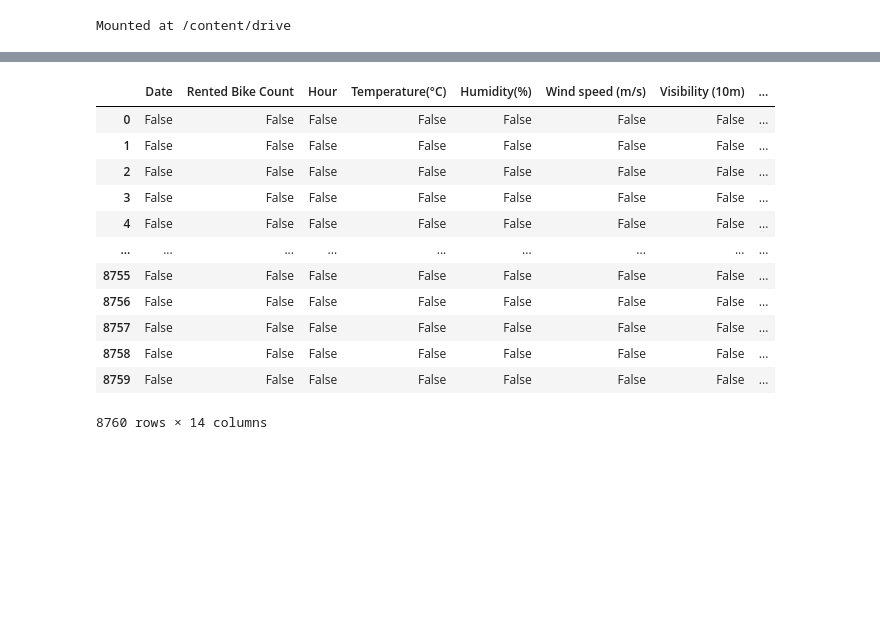
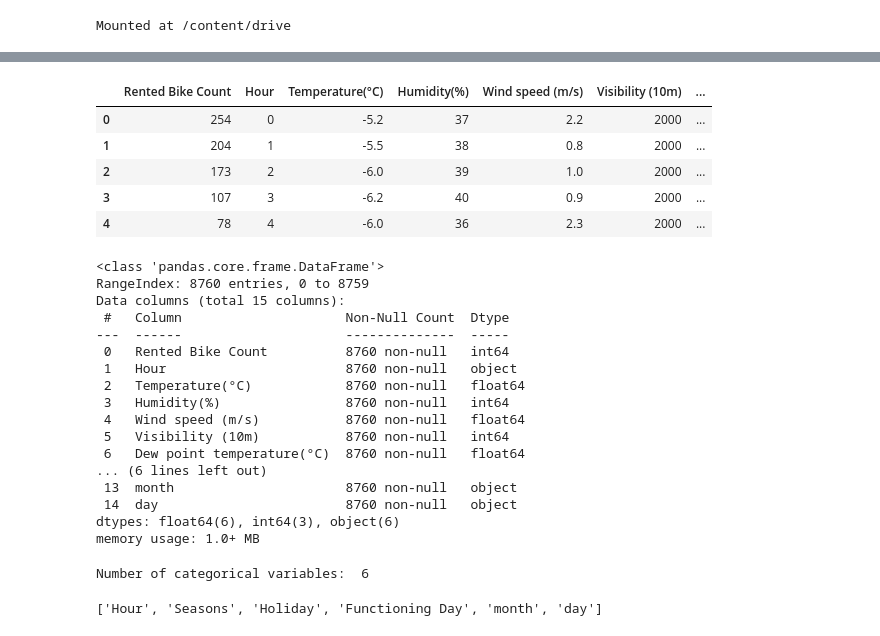
Before and after one commit to Bibhuti-MLAI/Bike-Sharing-Demand-Prediction, a Jupyter notebook: Bike_Sharing_Demand_Prediction_Capstone_Project.ipynb, the cells around one changed output, grey strips where cells are left out. Drawn from its saved outputs; the diff is of its cells as text; code cells hidden in the pictures; blank space fills up the shorter version.

```diff
--- a/Bike_Sharing_Demand_Prediction_Capstone_Project.ipynb
+++ b/Bike_Sharing_Demand_Prediction_Capstone_Project.ipynb
@@ -53,0 +119,9 @@ Index(['Date', 'Rented Bike Count', 'Hour', 'Temperature(°C)', 'Humidity(%)',
+# %%
+#extracting year
+day = data["Date"].values
+day = [str.split("/")[0] for str in day]
+data["day"]=day
+# %%
+month = data["Date"].values
+month = [strm.split("/")[1] for strm in month]
+data["month"] = month
@@ -110,18 +149,0 @@ data.describe(include ='all')
-# %%
-#Checking for na and null values
-data.isna()
-data.isnull()
-# %% [output]
-|  | Date | Rented Bike Count | Hour | Temperature(°C) | Humidity(%) | Wind speed (m/s) | Visibility (10m) | ... |
-| 0 | False | False | False | False | False | False | False | ... |
-| 1 | False | False | False | False | False | False | False | ... |
-| 2 | False | False | False | False | False | False | False | ... |
-| 3 | False | False | False | False | False | False | False | ... |
-| 4 | False | False | False | False | False | False | False | ... |
-| ... | ... | ... | ... | ... | ... | ... | ... | ... |
-| 8755 | False | False | False | False | False | False | False | ... |
-| 8756 | False | False | False | False | False | False | False | ... |
-| 8757 | False | False | False | False | False | False | False | ... |
-| 8758 | False | False | False | False | False | False | False | ... |
-| 8759 | False | False | False | False | False | False | False | ... |
-8760 rows × 14 columns
@@ -127,0 +152,37 @@ data.isnull()
+# %%
+data.head()
+# %% [output]
+|  | Rented Bike Count | Hour | Temperature(°C) | Humidity(%) | Wind speed (m/s) | Visibility (10m) | ... |
+| 0 | 254 | 0 | -5.2 | 37 | 2.2 | 2000 | ... |
+| 1 | 204 | 1 | -5.5 | 38 | 0.8 | 2000 | ... |
+| 2 | 173 | 2 | -6.0 | 39 | 1.0 | 2000 | ... |
+| 3 | 107 | 3 | -6.2 | 40 | 0.9 | 2000 | ... |
+| 4 | 78 | 4 | -6.0 | 36 | 2.3 | 2000 | ... |
+# %%
+data.info()
+# %% [output]
+<class 'pandas.core.frame.DataFrame'>
+RangeIndex: 8760 entries, 0 to 8759
+Data columns (total 15 columns):
+ #   Column                     Non-Null Count  Dtype
+---  ------                     --------------  -----
+ 0   Rented Bike Count          8760 non-null   int64
+ 1   Hour                       8760 non-null   object
+ 2   Temperature(°C)            8760 non-null   float64
+ 3   Humidity(%)                8760 non-null   int64
+ 4   Wind speed (m/s)           8760 non-null   float64
+ 5   Visibility (10m)           8760 non-null   int64
+ 6   Dew point temperature(°C)  8760 non-null   float64
+... (6 lines left out)
+ 13  month                      8760 non-null   object
+ 14  day                        8760 non-null   object
+dtypes: float64(6), int64(3), object(6)
+memory usage: 1.0+ MB
+# %%
+#List of categorical features
+categorical_features=[feature for feature in data.columns if data[feature].dtype=='O']
+print('Number of categorical variables: ', len(categorical_features))
+categorical_features
+# %% [output]
+Number of categorical variables:  6
+['Hour', 'Seasons', 'Holiday', 'Functioning Day', 'month', 'day']
```
Also changed, not shown: parts of 16 cells of this notebook.
